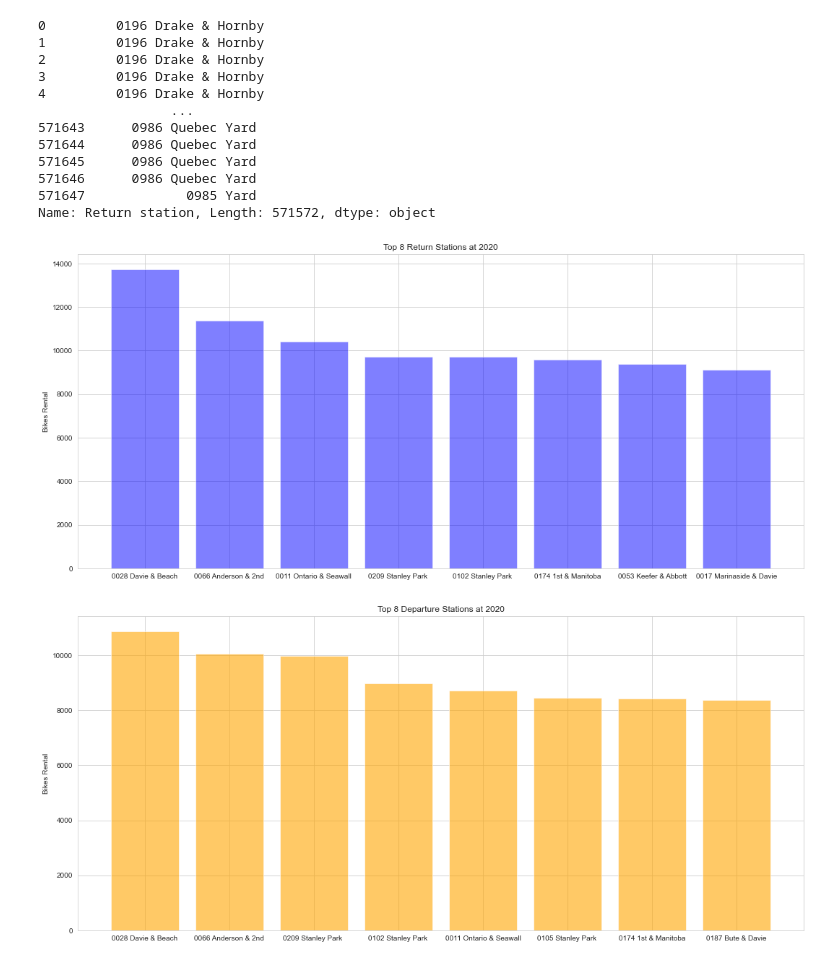
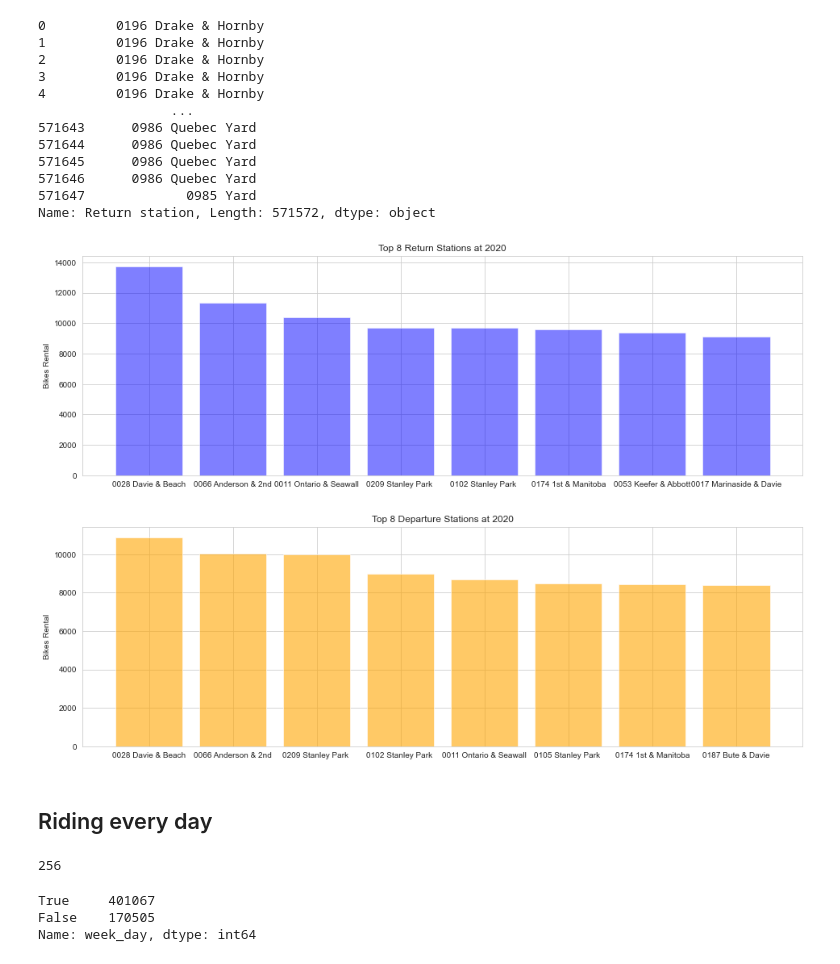
Before and after one commit to jefwang9/733_Final_Project, a Jupyter notebook: src/data_analysis_2020.ipynb, the cells around one changed output. Cells and saved outputs as stored; diff of their text form; code cells hidden in the pictures.

```diff
--- a/src/data_analysis_2020.ipynb
+++ b/src/data_analysis_2020.ipynb
@@ -129,25 +139,25 @@ Name: Return station, Length: 571572, dtype: object
 # %%
 
 index = merge_2020['Return station'].apply(lambda x : x.split('-')[0]).value_counts()[:8].index
 x = np.arange(8)
 y = merge_2020['Return station'].apply(lambda x : x.split('-')[0]).value_counts()[:8].values
 
-plt.figure(figsize=(18, 8))
+plt.figure(figsize=(16, 5))
 plt.bar(x, y, alpha=0.5, color='b')
 plt.xticks(x, index)
 plt.ylabel('Bikes Rental')
 plt.title('Top 8 Return Stations at 2020')
 
 plt.show()
 # %% [output]
-[figure, old version]
+[figure, new version]
 # %%
 
 index = merge_2020['Departure station'].apply(lambda x : x.split('-')[0]).value_counts()[:8].index
 x = np.arange(8)
 y = merge_2020['Departure station'].apply(lambda x : x.split('-')[0]).value_counts()[:8].values
 
-plt.figure(figsize=(18, 8))
+plt.figure(figsize=(16, 5))
 plt.bar(x, y, alpha=0.6, color='orange')
 plt.xticks(x, index)
 plt.ylabel('Bikes Rental')
@@ -155,4 +165,6 @@ plt.title('Top 8 Departure Stations at 2020')
 
 plt.show()
 # %% [output]
-[figure, old version]
+[figure, new version]
+# %% [markdown]
+## Riding every day
@@ -158,0 +173,8 @@ plt.show()
+# %%
+start_day = '2020-01-01'
+end_day = '2020-12-31'
+b = CustomBusinessDay(holidays=['2020-01-01','2020-04-10','2020-07-01','2020-09-07','2020-10-12','2020-12-25'])
+bus_day = pd.date_range(start=start_day, end=end_day, freq=b)
+len(bus_day)
+# %% [output]
+256
@@ -158,0 +183,6 @@ plt.show()
+# %%
+merge_2020['week_day'].value_counts()
+# %% [output]
+True     401067
+False    170505
+Name: week_day, dtype: int64
```
Also changed, not shown: parts of 11 cells of this notebook, 1 other file.
